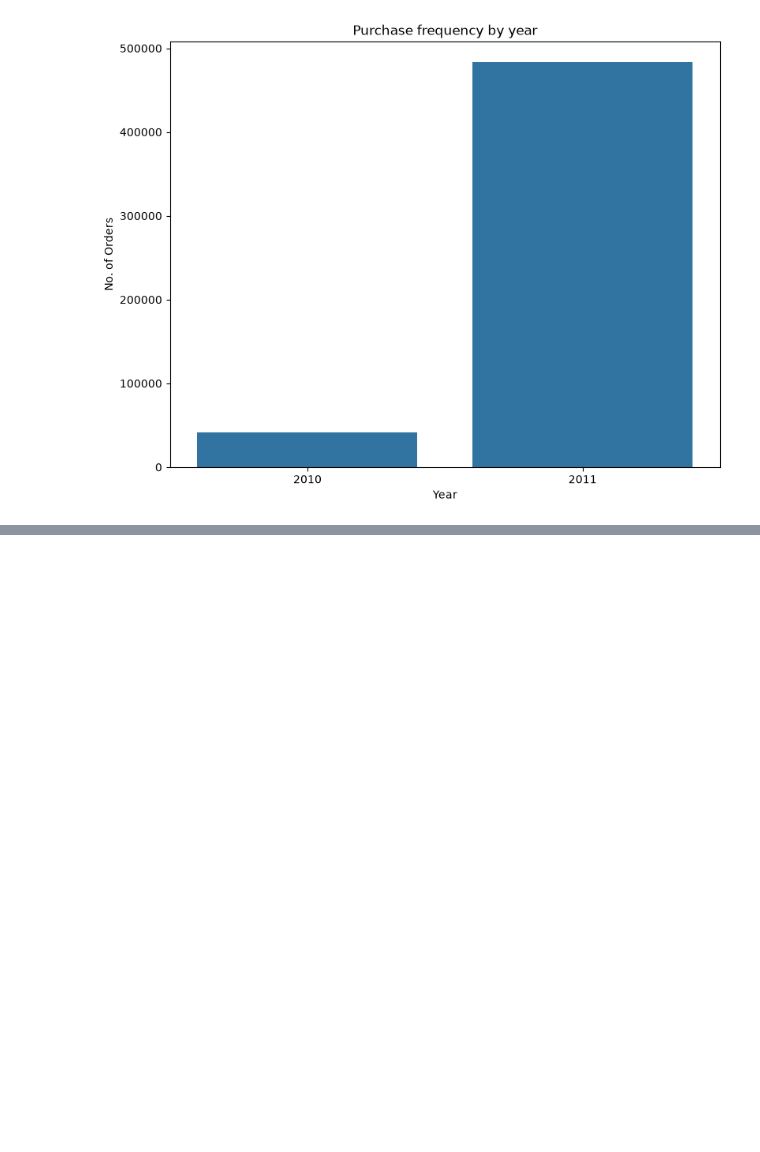
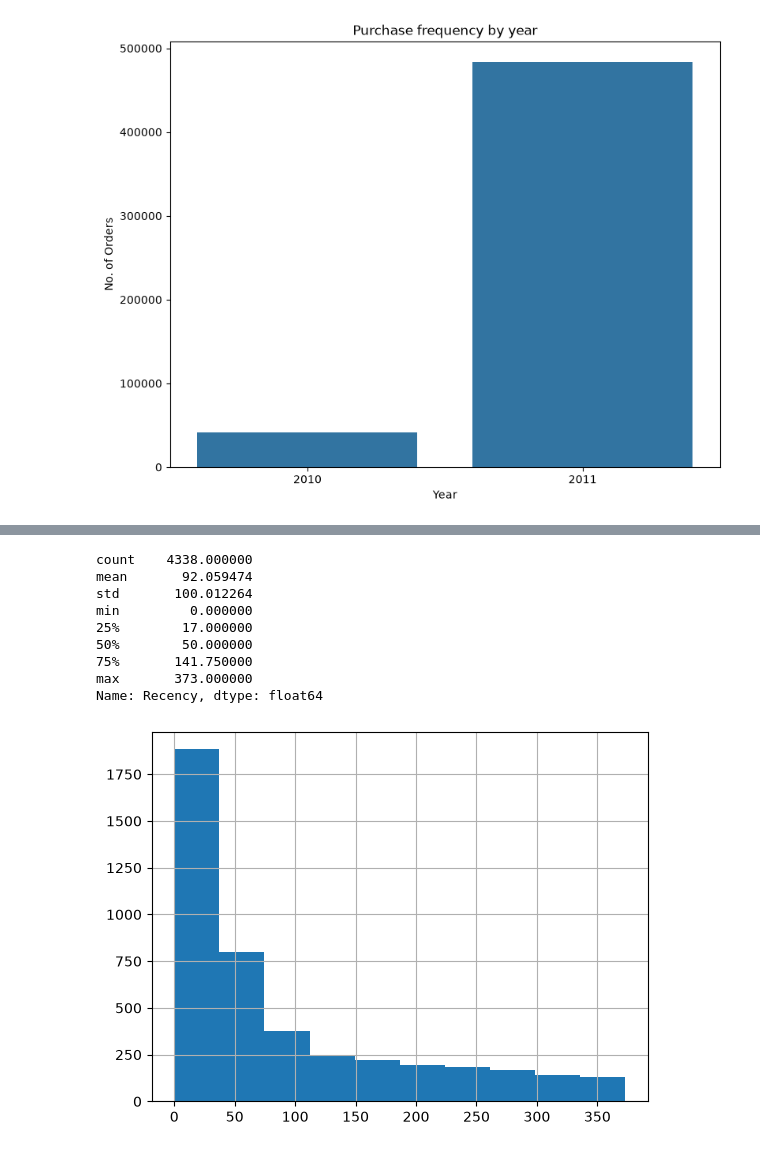
Before and after one commit to there-are-places/Online-Retail-Dataset_Lab2, a Jupyter notebook: onlineRetail.ipynb, the cells around one changed output, grey strips where cells are left out. Drawn from its saved outputs; the diff is of its cells as text; code cells hidden in the pictures; blank space fills up the shorter version.

```diff
--- a/onlineRetail.ipynb
+++ b/onlineRetail.ipynb
@@ -388,0 +392,7 @@ plt.show()
+# %%
+rfm=dfnull
+# %%
+min_date=min(rfm['InvoiceDate'])
+max_date=max(rfm['InvoiceDate'])
+display("Max date is: "+str(max_date))
+display("Min date is: "+str(min_date))
@@ -388,0 +402,19 @@ plt.show()
+# %%
+recency_df=rfm.groupby(by='CustomerID',as_index=False)['InvoiceDate'].max()
+recency_df["Recency"]=max_date-recency_df['InvoiceDate']
+recency_df.rename(columns={'InvoiceDate':'Last_Purchase_Date'},inplace=True)
+recency_df['Recency']=recency_df['Recency'].dt.round('D')
+recency_df['Recency']=recency_df['Recency']/pd.to_timedelta(1,unit='D')
+recency_df['Recency'].hist()
+recency_df['Recency'].describe()
+# %% [output]
+count    4338.000000
+mean       92.059474
+std       100.012264
+min         0.000000
+25%        17.000000
+50%        50.000000
+75%       141.750000
+max       373.000000
+Name: Recency, dtype: float64
+[figure, added]
```
Also changed, not shown: parts of 32 cells of this notebook.
